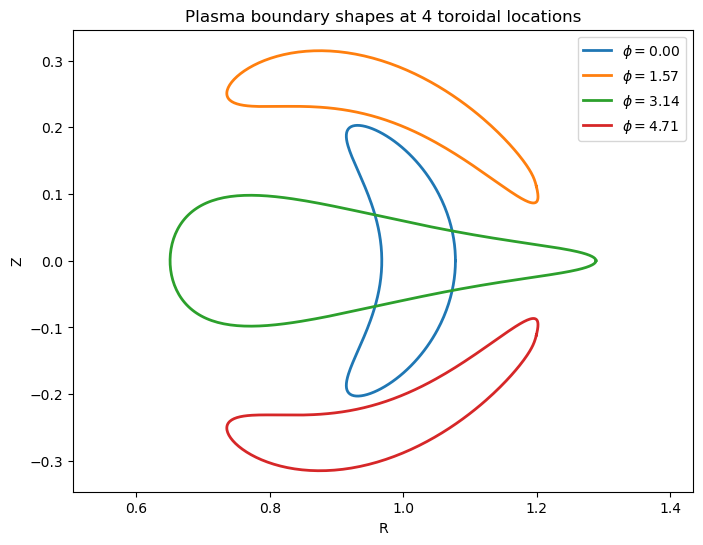
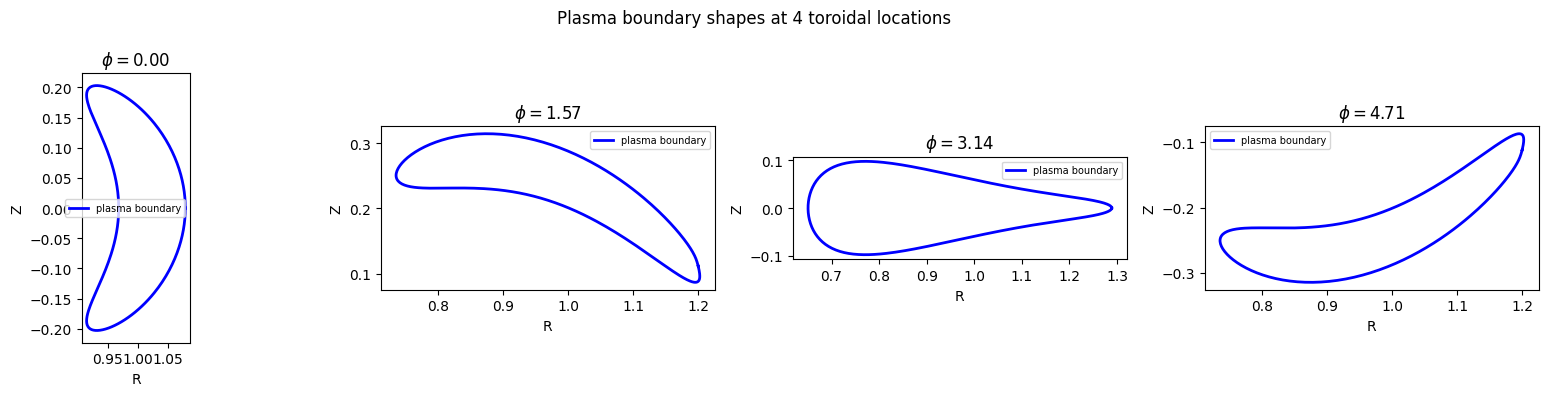
Unified diff of the notebook cell whose output changed from the first chart to the second:
--- before
+++ after
@@ -3,18 +3,24 @@
 # ----------------------------------------------------------------------------------------------------------------------------------------------------
 
-plt.figure(figsize = (8,6))
+fig, axes = plt.subplots(1, 4, figsize = (16, 4))
 
-for plasma_boundary in plasma_boundaries:
-    plt.plot(
-        plasma_boundary["R"],
+for i, plasma_boundary in enumerate(plasma_boundaries):
+    ax = axes[i]
+    
+    ax.plot(
+        plasma_boundary["R"], 
         plasma_boundary["Z"],
-        linewidth = 2,
-        label = fr"$\phi = {plasma_boundary['phi_val']:.2f}$"
+        color = "blue", 
+        linewidth = 2, 
+        label = "plasma boundary"
     )
 
-plt.xlabel("R")
-plt.ylabel("Z")
-plt.title("Plasma boundary shapes at 4 toroidal locations")
-plt.axis("equal")
-plt.legend()
+    ax.set_xlabel("R")
+    ax.set_ylabel("Z")
+    ax.set_title(fr"$\phi = {plasma_boundary['phi_val']:.2f}$")
+    ax.set_aspect("equal")
+    ax.legend(fontsize = 7)
+
+plt.suptitle("Plasma boundary shapes at 4 toroidal locations")
+plt.tight_layout()
 plt.show()

Commit: 3D plasma with coils